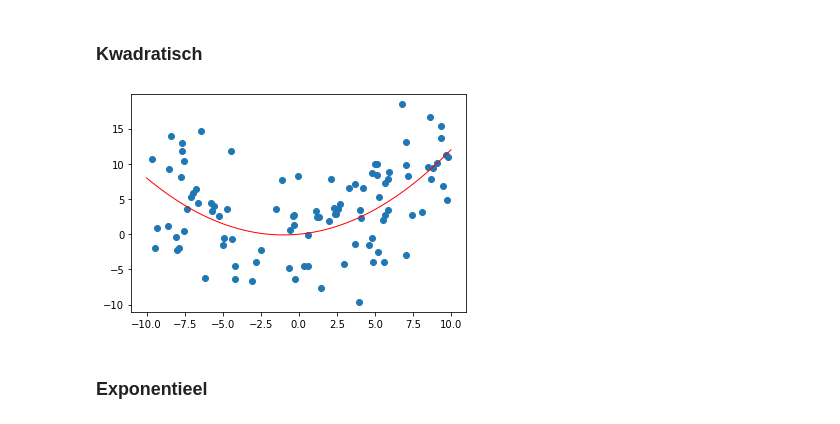
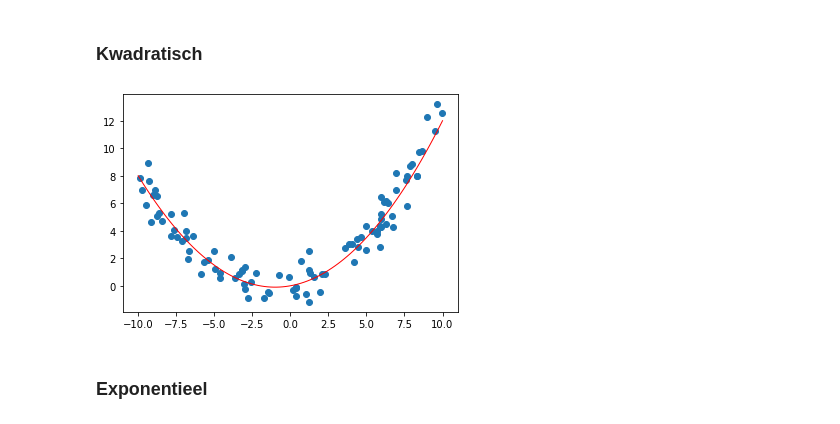
Before and after one commit to get-to-work-together/Python-Data-Analyse-Defensie, a Jupyter notebook: Opdrachten/uitwerkingen/Opdracht 2.2 - Ruis toevoegen aan een model.ipynb, the cells around one changed output. Saved outputs shown, nothing was run; the diff lists cells and outputs as text; code cells hidden in the pictures.

```diff
--- a/Opdrachten/uitwerkingen/Opdracht 2.2 - Ruis toevoegen aan een model.ipynb
+++ b/Opdrachten/uitwerkingen/Opdracht 2.2 - Ruis toevoegen aan een model.ipynb
@@ -70,29 +89,29 @@ plt.show()
 # %%
 a = 0.1
 b = 0.2
 c = 0
 
 model = lambda x: a*x**2 + b*x + c
 
 n = 100
 x_min = -10
 x_max = 10
-spread = 5
+spread = 1
 
 x_model = np.linspace(x_min, x_max, n)
 y_model = model(x_model)
 
 ruis = np.random.randn(n) * spread
 
 x_data = np.random.uniform(x_min, x_max, n)
 y_data = model(x_data) + ruis
 
 plt.plot(x_model, y_model, color='r', linewidth=1)
 plt.scatter(x_data, y_data)
 
 plt.show()
 # %% [output]
-[figure, old version]
+[figure, new version]
 # %% [markdown]
 ### Exponentieel
 # %%
```
Also changed, not shown: parts of 8 cells of this notebook, 15 other files.
